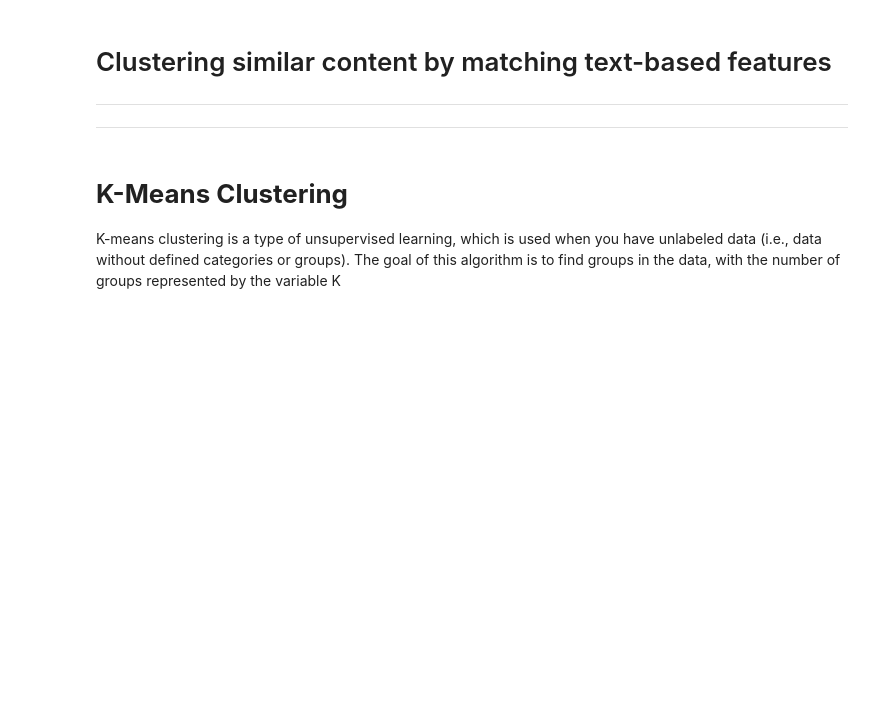
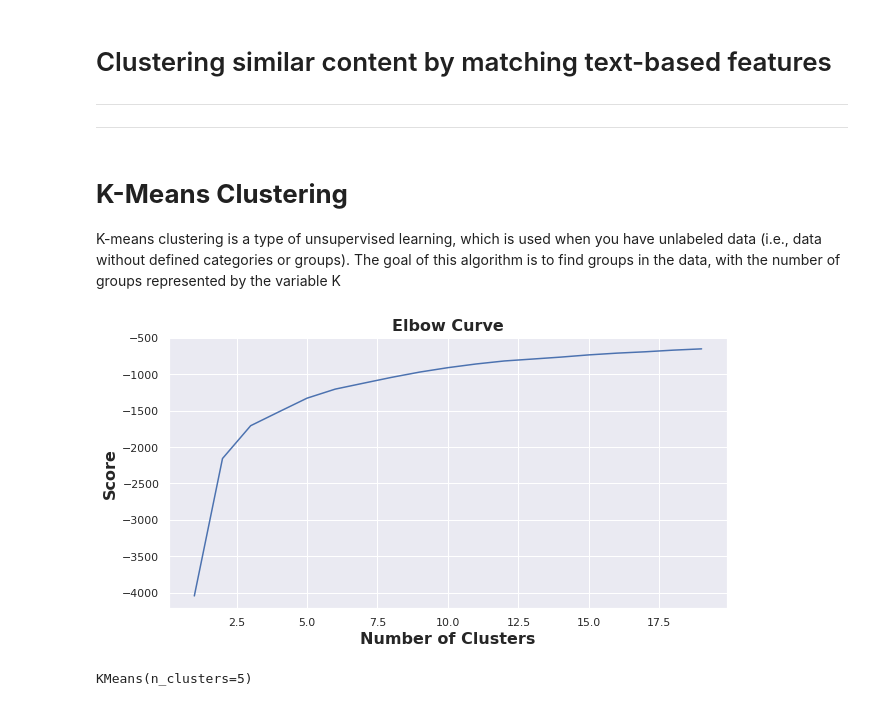
Before and after one commit to ShuklaRajni/Netflix_Movies_and_Tv_shows, a Jupyter notebook: NETFLIX_MOVIES_AND_TV_SHOWS_CLUSTERING.ipynb, the cells around one changed output. Saved outputs shown, nothing was run; the diff lists cells and outputs as text; code cells hidden in the pictures; blank space fills up the shorter version.

```diff
--- a/NETFLIX_MOVIES_AND_TV_SHOWS_CLUSTERING.ipynb
+++ b/NETFLIX_MOVIES_AND_TV_SHOWS_CLUSTERING.ipynb
@@ -966,3 +966,26 @@ Name: title, dtype: object
 
 
 K-means clustering is a type of unsupervised learning, which is used when you have unlabeled data (i.e., data without defined categories or groups). The goal of this algorithm is to find groups in the data, with the number of groups represented by the variable K
+# %%
+from sklearn.preprocessing import MinMaxScaler
+scaler = MinMaxScaler()
+sc = scaler.fit_transform(new_netflix_data)
+netflix = pd.DataFrame(sc, columns=list(new_netflix_data.columns))
+X = netflix
+Nc = range(1, 20)
+kmeans = [KMeans(n_clusters=i) for i in Nc]
+score = [kmeans[i].fit(netflix).score(netflix) for i in range(len(kmeans))]
+# %%
+pl.plot(Nc,score)
+pl.xlabel('Number of Clusters', fontsize = 16,fontweight="bold")
+pl.ylabel('Score', fontsize = 16,fontweight="bold")
+pl.title('Elbow Curve',fontsize = 16,fontweight="bold")
+pl.show()
+# %% [output]
+[figure, added]
+# %%
+#fitting
+kmeans = KMeans(n_clusters=5)
+kmeans.fit(netflix)
+# %% [output]
+KMeans(n_clusters=5)
```
Also changed, not shown: parts of 7 cells of this notebook.
